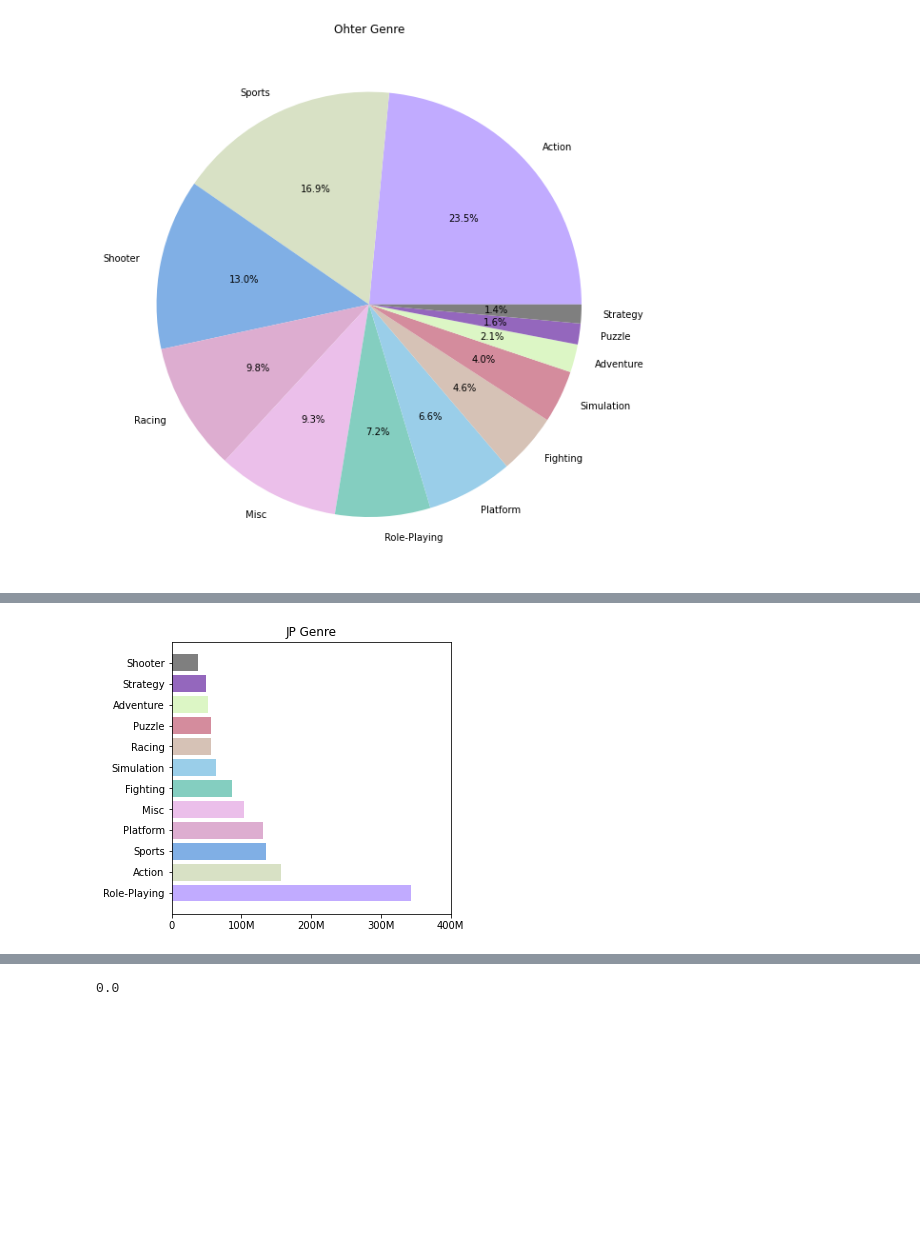
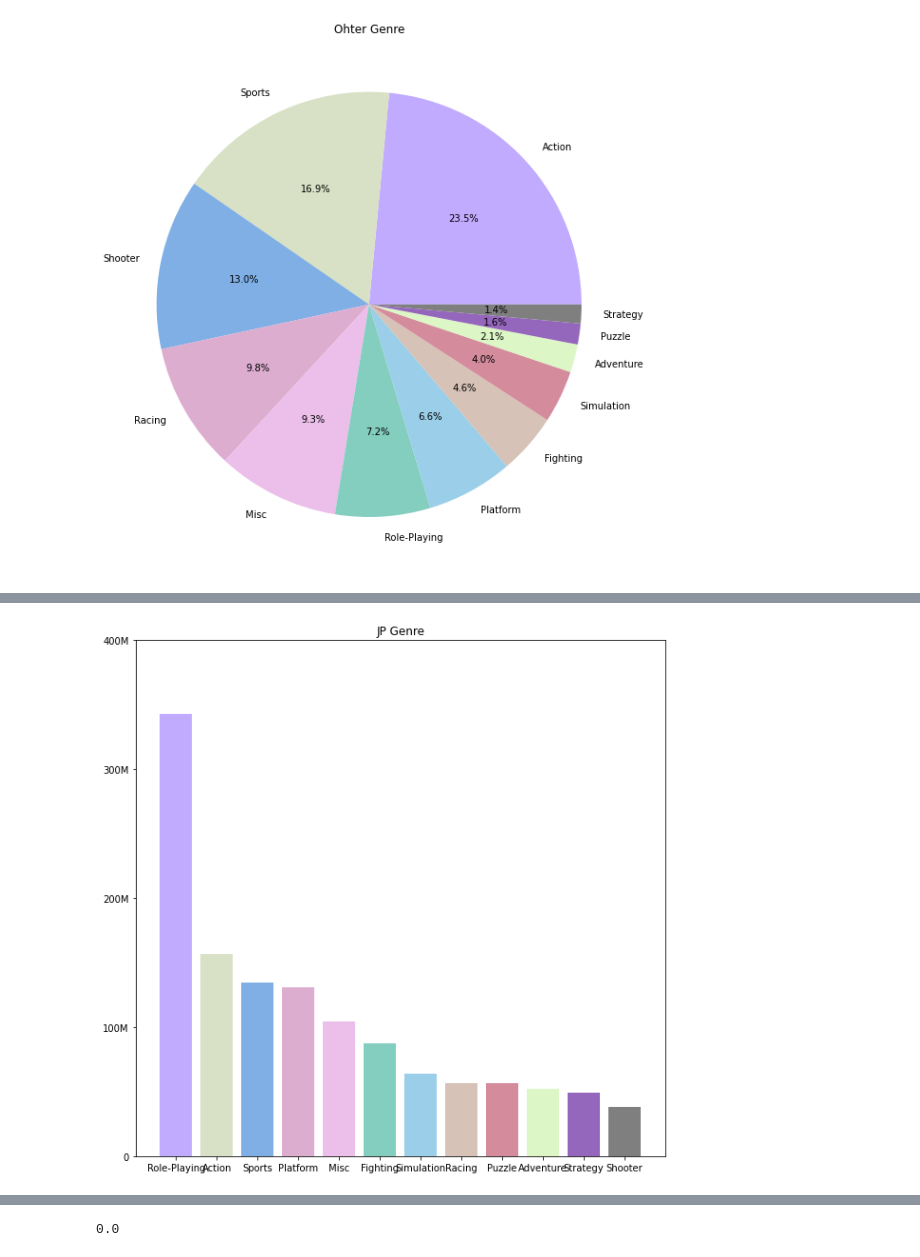
Before and after one commit to kmukhs/AIB17_Section1_Project, a Jupyter notebook: AIB17_Section1_Project1_김현섭.ipynb, the cells around one changed output, grey strips where cells are left out. Cells and saved outputs as stored; diff of their text form; code cells hidden in the pictures; blank space fills up the shorter version.

```diff
--- a/AIB17_Section1_Project1_김현섭.ipynb
+++ b/AIB17_Section1_Project1_김현섭.ipynb
@@ -468,18 +470,18 @@ plt.show()
 # %%
 # 일본지역 장르별 총 판매량
 
 labels = RegJPGen['Genre']
 ratio = RegJPGen['Region_Sales']
 colors = ['#c1abff', '#d8e1c5', '#80afe5', '#ddadd0', '#ebbfea', '#84cec0', '#9acee9', '#d6c2b6', '#d48c9d', '#dcf6c5' , '#9467bd', '#7f7f7f']
 
-plt.figure(figsize=(5,5))
-plt.barh(labels, ratio, color=colors)
-plt.xticks([0 , 100000000 , 200000000 , 300000000 , 400000000], ('0' , '100M' , '200M' , '300M'  , '400M'))
+plt.figure(figsize=(10,10))
+plt.bar(labels, ratio, color=colors)
+plt.yticks([0 , 100000000 , 200000000 , 300000000 , 400000000], ('0' , '100M' , '200M' , '300M'  , '400M'))
 plt.title("JP Genre")
 
 plt.show()
 # %% [output]
-[figure, old version]
+[figure, new version]
 # %%
 # 기타지역 장르별 총 판매량
 
```
Also changed, not shown: parts of 41 cells of this notebook.
